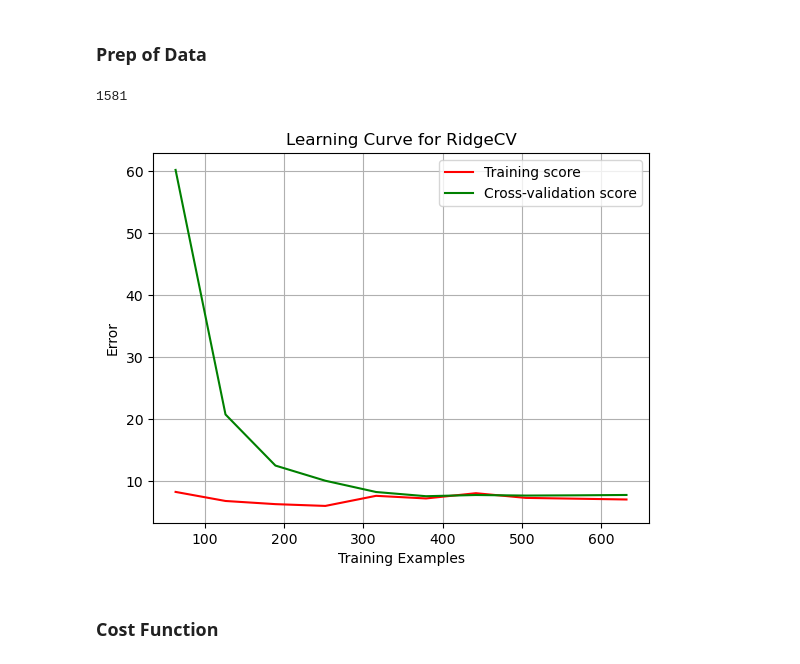
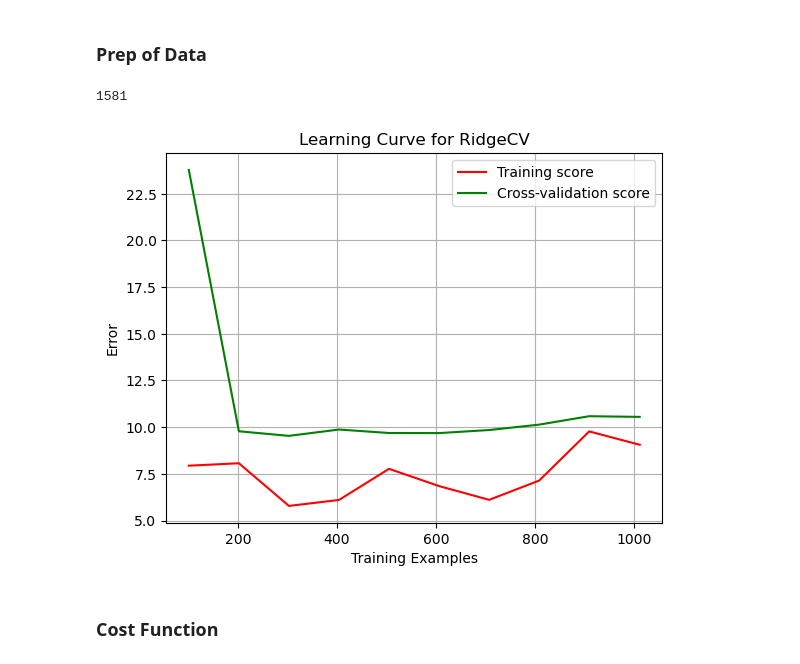
Before and after one commit to Barb02/TAA_ForecastingRiverDischarge, a Jupyter notebook: withoutRD.ipynb, the cells around one changed output. Saved outputs shown, nothing was run; the diff lists cells and outputs as text; code cells hidden in the pictures.

```diff
--- a/withoutRD.ipynb
+++ b/withoutRD.ipynb
@@ -41,7 +41,7 @@ def apply_boxcox(y, lambda_val=0):
 # %%
 scaler = preprocessing.StandardScaler()
 
-cut = int(len(y)*0.5)
+cut = int(len(y)*0.8)
 print(len(y))
 
 X_trainN = X[:cut,:]
@@ -60,34 +60,34 @@ alphas = [0.01,0.1,1,10,100]
 
 ridge_cv = linear_model.RidgeCV(alphas=alphas)
 
 # Create learning curve
 train_sizes, train_errors, valid_errors = learning_curve(
     ridge_cv, X_trainN, y_train, train_sizes=np.linspace(0.1, 1.0, 10),scoring=lambda estimator, X, y: mean_squared_error(y, estimator.predict(X)))
 
 # Calculate mean and standard deviation of training and validation errors
 train_errors_mean = np.mean(train_errors, axis=1)
 train_errors_std = np.std(train_errors, axis=1)
 valid_errors_mean = np.mean(valid_errors, axis=1)
 valid_errors_std = np.std(valid_errors, axis=1)
 
 # Plot learning curve
 plt.figure()
 plt.title("Learning Curve for RidgeCV")
 plt.xlabel("Training Examples")
 plt.ylabel("Error")
 
 plt.grid()
 
 plt.plot(train_sizes, train_errors_mean, '-', color="r",
          label="Training score")
 plt.plot(train_sizes, valid_errors_mean, '-', color="g",
          label="Cross-validation score")
 
 plt.legend(loc="best")
 plt.show()
 # %% [output]
 1581
-[figure, old version]
+[figure, new version]
 # %% [markdown]
 ### Cost Function
 # %%
```
Also changed, not shown: parts of 1 cell of this notebook, 3 other files.
